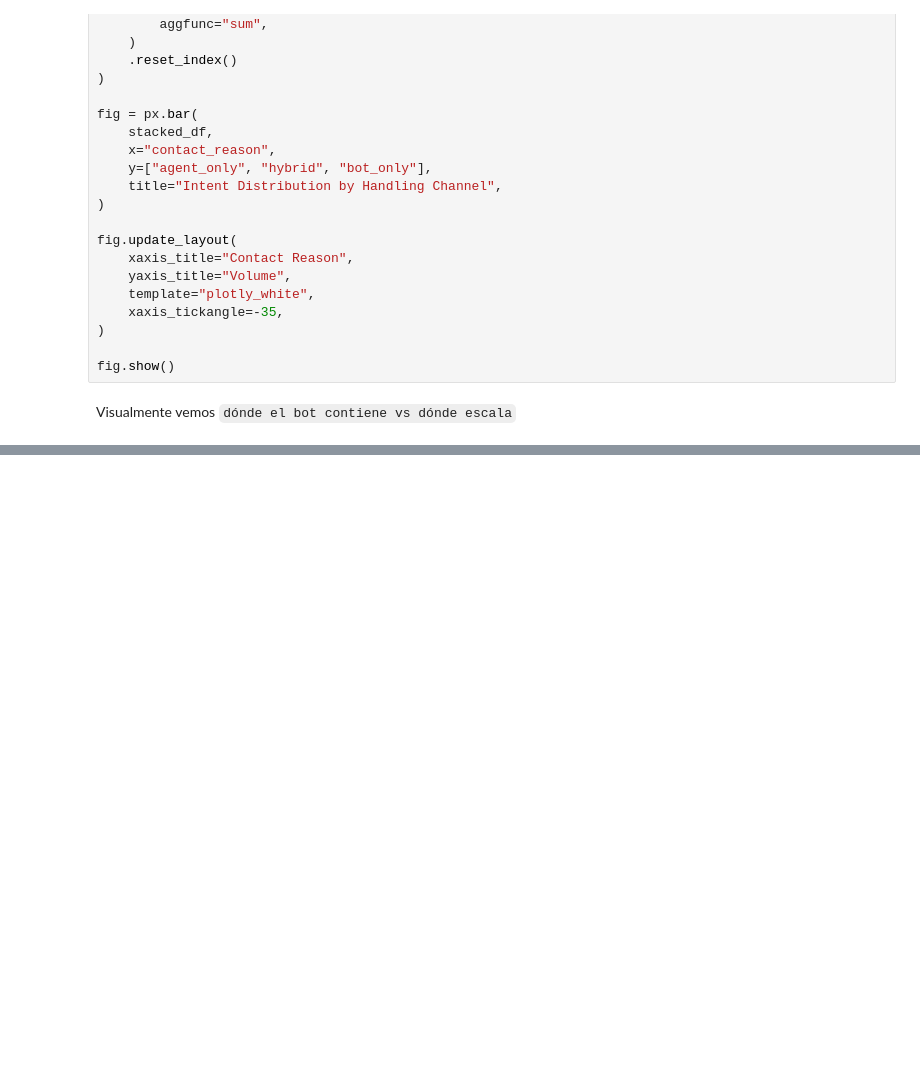
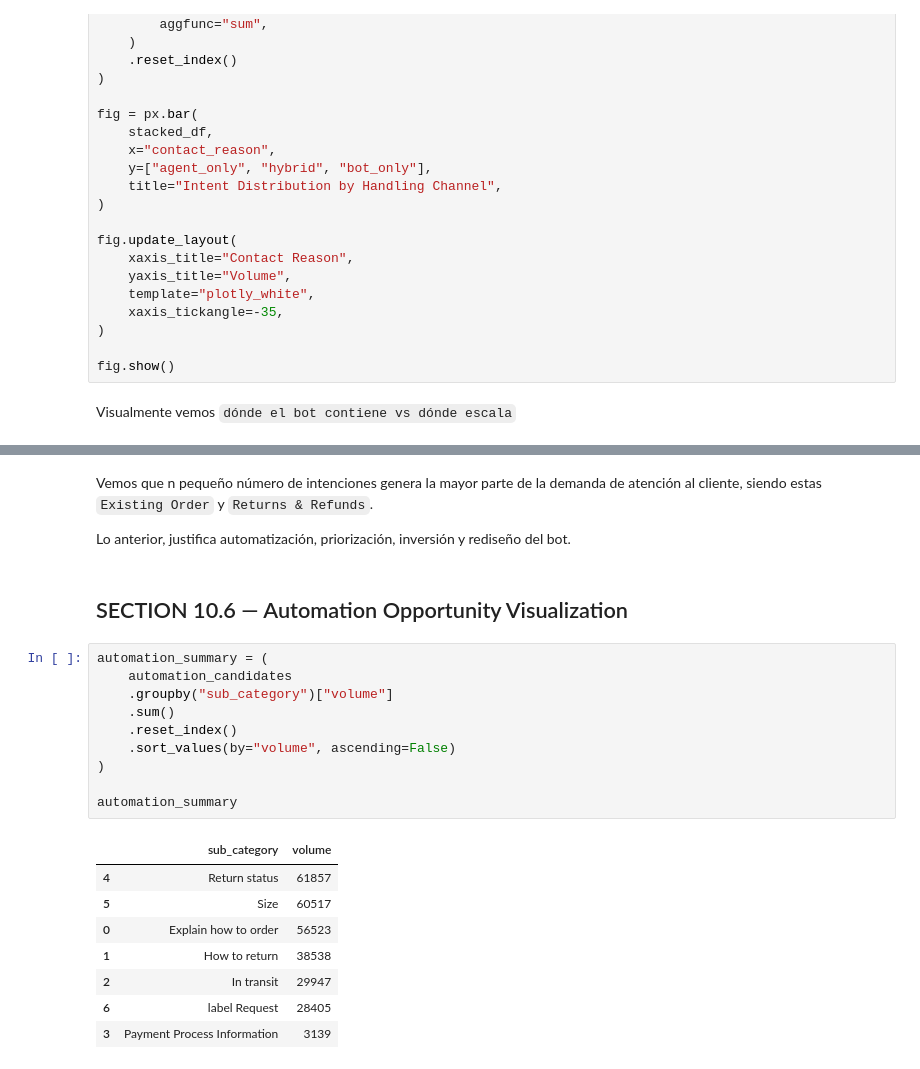
Before and after one commit to JuanjoRestrepo/TaskUS---Adidas-LAM-Chatbot-Analytics-Case, a Jupyter notebook: notebooks/notebooks/01_data_understanding.ipynb, the cells around one changed output, grey strips where cells are left out. Drawn from its saved outputs; the diff is of its cells as text; blank space fills up the shorter version.

Commit message:
Section 10 graphs done

```diff
--- a/notebooks/notebooks/01_data_understanding.ipynb
+++ b/notebooks/notebooks/01_data_understanding.ipynb
@@ -1597,0 +1674,25 @@ Visualmente vemos `dónde el bot contiene vs dónde escala`
+# %% [markdown]
+Vemos que n pequeño número de intenciones genera la mayor parte de la demanda de atención al cliente, siendo estas `Existing Order` y `Returns & Refunds`.
+
+Lo anterior, justifica automatización, priorización, inversión y rediseño del bot.
+# %% [markdown]
+## SECTION 10.6 — Automation Opportunity Visualization
+# %%
+automation_summary = (
+    automation_candidates
+    .groupby("sub_category")["volume"]
+    .sum()
+    .reset_index()
+    .sort_values(by="volume", ascending=False)
+)
+
+automation_summary
+# %% [output]
+|  | sub_category | volume |
+| 4 | Return status | 61857 |
+| 5 | Size | 60517 |
+| 0 | Explain how to order | 56523 |
+| 1 | How to return | 38538 |
+| 2 | In transit | 29947 |
+| 6 | label Request | 28405 |
+| 3 | Payment Process Information | 3139 |
```
Also changed, not shown: parts of 11 cells of this notebook.
